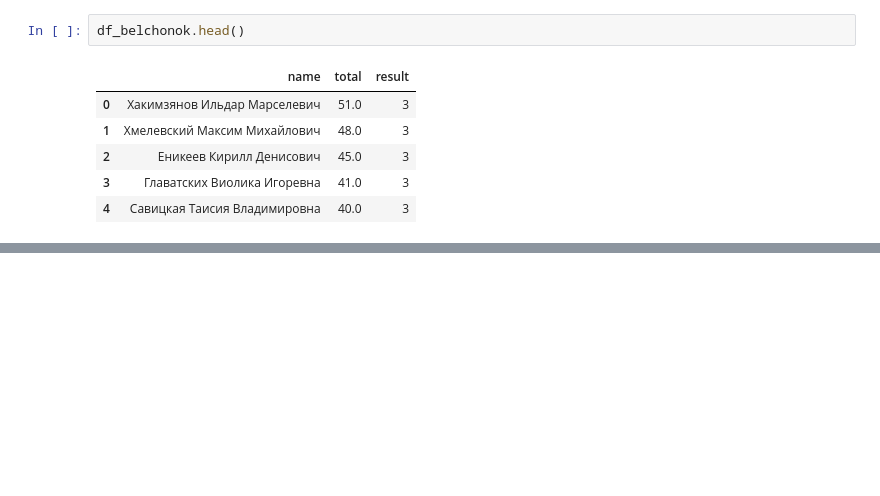
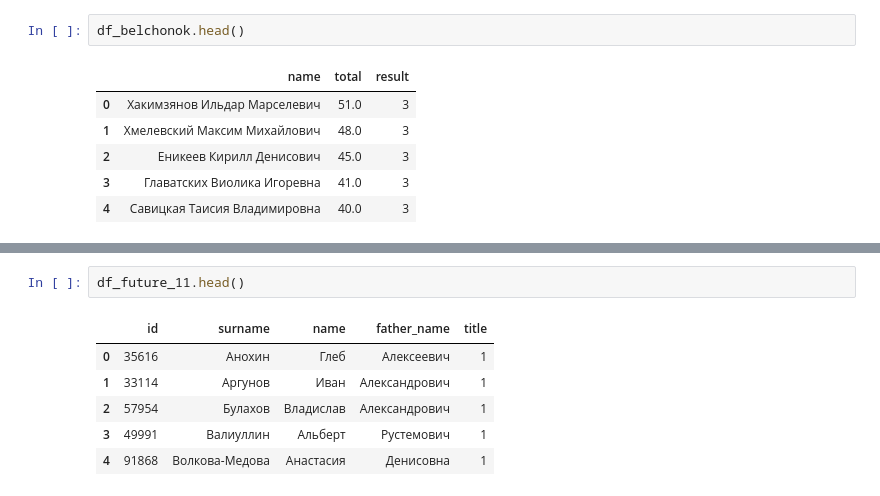
Before and after one commit to VladG00dmanPersonal/LMSH_AI_HACK, a Jupyter notebook: src/Vlad/EDA.ipynb, the cells around one changed output, grey strips where cells are left out. Drawn from its saved outputs; the diff is of its cells as text; blank space fills up the shorter version.

```diff
--- a/src/Vlad/EDA.ipynb
+++ b/src/Vlad/EDA.ipynb
@@ -51,0 +119,9 @@ df_belchonok.head()
+# %%
+df_future_11.head()
+# %% [output]
+|  | id | surname | name | father_name | title |
+| 0 | 35616 | Анохин | Глеб | Алексеевич | 1 |
+| 1 | 33114 | Аргунов | Иван | Александрович | 1 |
+| 2 | 57954 | Булахов | Владислав | Александрович | 1 |
+| 3 | 49991 | Валиуллин | Альберт | Рустемович | 1 |
+| 4 | 91868 | Волкова-Медова | Анастасия | Денисовна | 1 |
```
Also changed, not shown: parts of 38 cells of this notebook.
